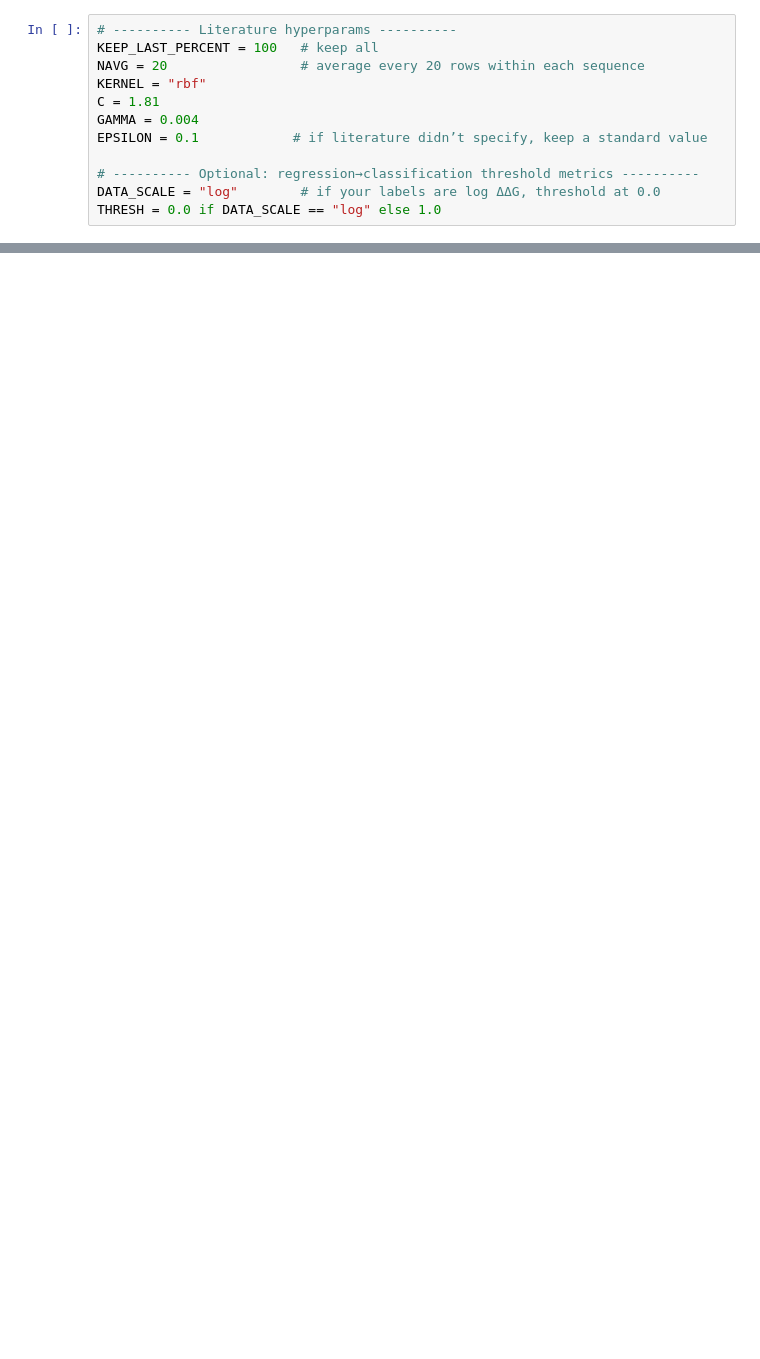
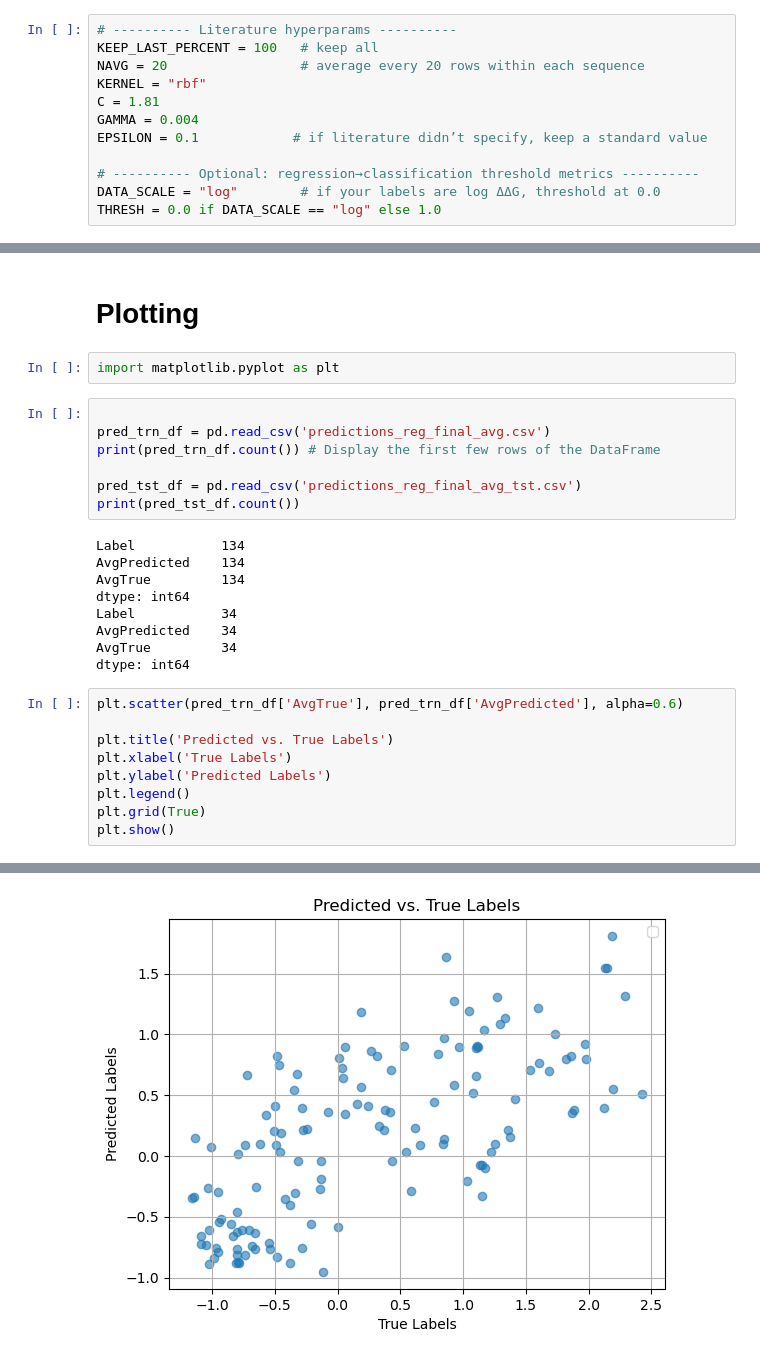
Before and after one commit to Nakshatra120/ML-Protein-DNA-Binding-Affinity, a Jupyter notebook: tutorial notebooks/SVM/reg_SVM_tutorial.ipynb, the cells around one changed output, grey strips where cells are left out. Saved outputs shown, nothing was run; the diff lists cells and outputs as text; blank space fills up the shorter version.

```diff
--- a/tutorial notebooks/SVM/reg_SVM_tutorial.ipynb
+++ b/tutorial notebooks/SVM/reg_SVM_tutorial.ipynb
@@ -428,0 +777,30 @@ THRESH = 0.0 if DATA_SCALE == "log" else 1.0
+# %% [markdown]
+# Plotting
+# %%
+import matplotlib.pyplot as plt
+# %%
+
+pred_trn_df = pd.read_csv('predictions_reg_final_avg.csv')
+print(pred_trn_df.count()) # Display the first few rows of the DataFrame
+
+pred_tst_df = pd.read_csv('predictions_reg_final_avg_tst.csv')
+print(pred_tst_df.count())
+# %% [output]
+Label           134
+AvgPredicted    134
+AvgTrue         134
+dtype: int64
+Label           34
+AvgPredicted    34
+AvgTrue         34
+dtype: int64
+# %%
+plt.scatter(pred_trn_df['AvgTrue'], pred_trn_df['AvgPredicted'], alpha=0.6)
+
+plt.title('Predicted vs. True Labels')
+plt.xlabel('True Labels')
+plt.ylabel('Predicted Labels')
+plt.legend()
+plt.grid(True)
+plt.show()
+# %% [output]
@@ -428,0 +808 @@ THRESH = 0.0 if DATA_SCALE == "log" else 1.0
+[figure, added]
```
Also changed, not shown: parts of 35 cells of this notebook, 52 other files.
